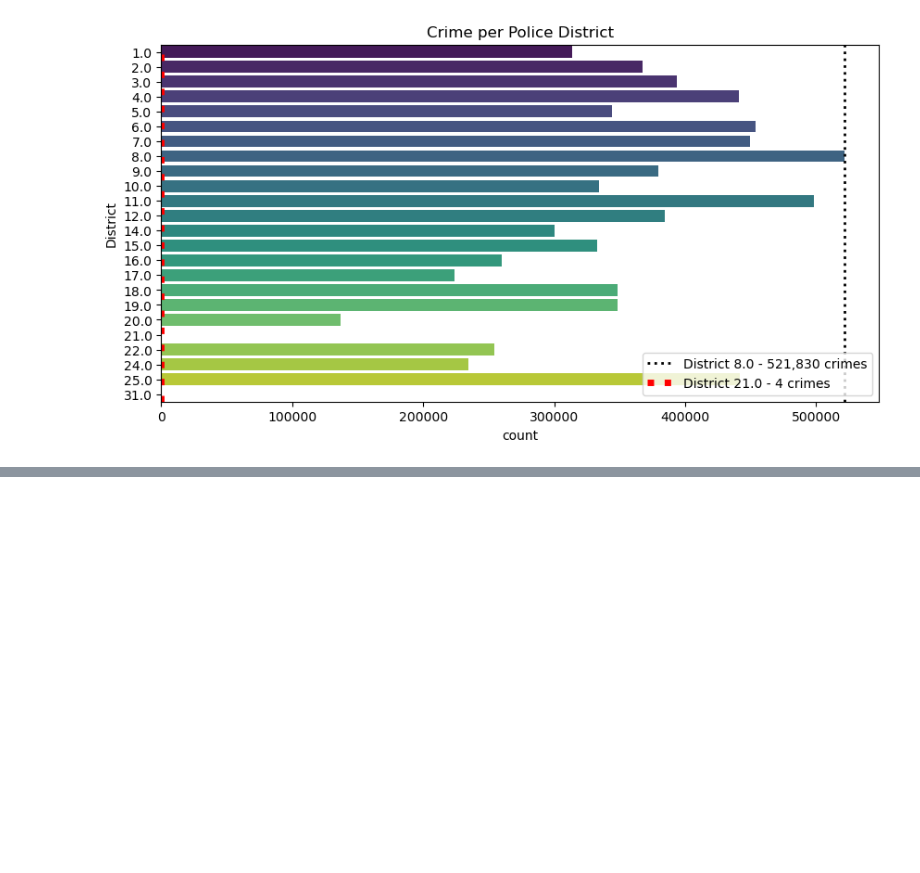
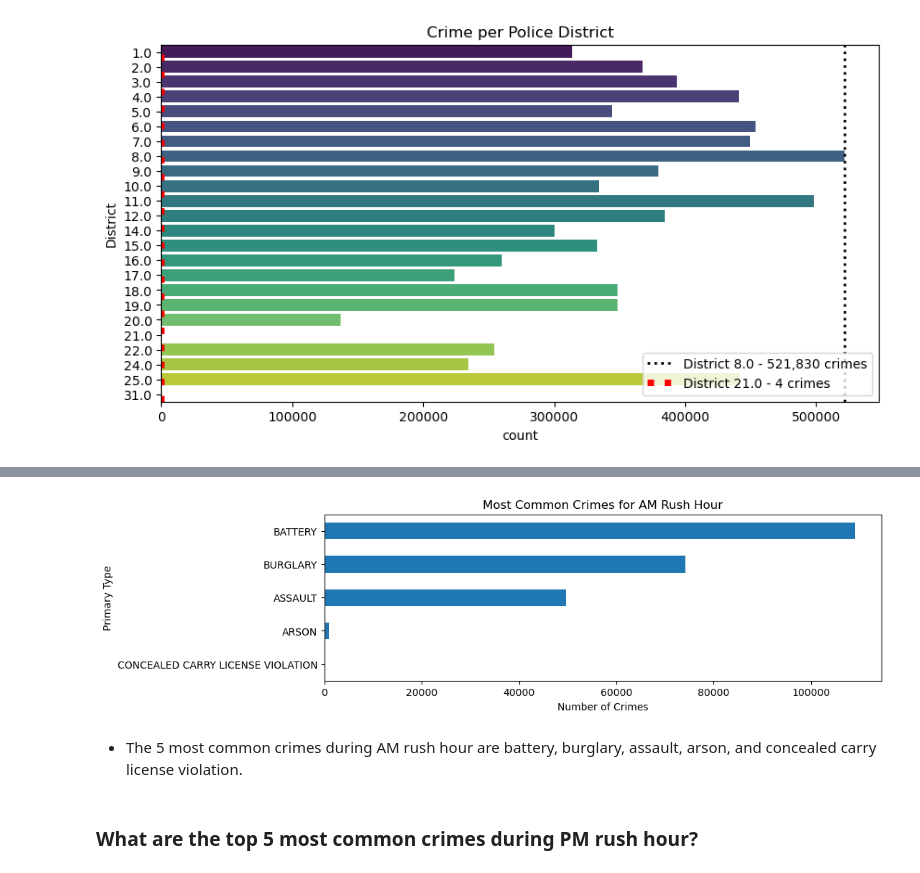
Before and after one commit to andreacohen7/Chicago-Crime-Data, a Jupyter notebook: Chicago Crime Data.ipynb, the cells around one changed output, grey strips where cells are left out. Drawn from its saved outputs; the diff is of its cells as text; code cells hidden in the pictures; blank space fills up the shorter version.

```diff
--- a/Chicago Crime Data.ipynb
+++ b/Chicago Crime Data.ipynb
@@ -229,0 +515,3 @@ ax.legend();
+# %%
+crimes_by_hour = df_day.groupby('hour')['Primary Type'].value_counts(normalize = False)
+crimes_by_hour
@@ -229,0 +532,3 @@ ax.legend();
+# %%
+amrushhour_crimes = crimes_by_hour.loc[7] + crimes_by_hour.loc[8] + crimes_by_hour.loc[9]
+amrushhour_crimes
@@ -229,0 +553,9 @@ ax.legend();
+# %%
+ax = amrushhour_crimes.head().sort_values().plot(kind = 'barh', figsize = (10, 3))
+ax.set(title = 'Most Common Crimes for AM Rush Hour', xlabel = 'Number of Crimes');
+# %% [output]
+[figure, added]
+# %% [markdown]
+- The 5 most common crimes during AM rush hour are battery, burglary, assault, arson, and concealed carry license violation.
+# %% [markdown]
+### What are the top 5 most common crimes during PM rush hour?
```
Also changed, not shown: parts of 54 cells of this notebook.
